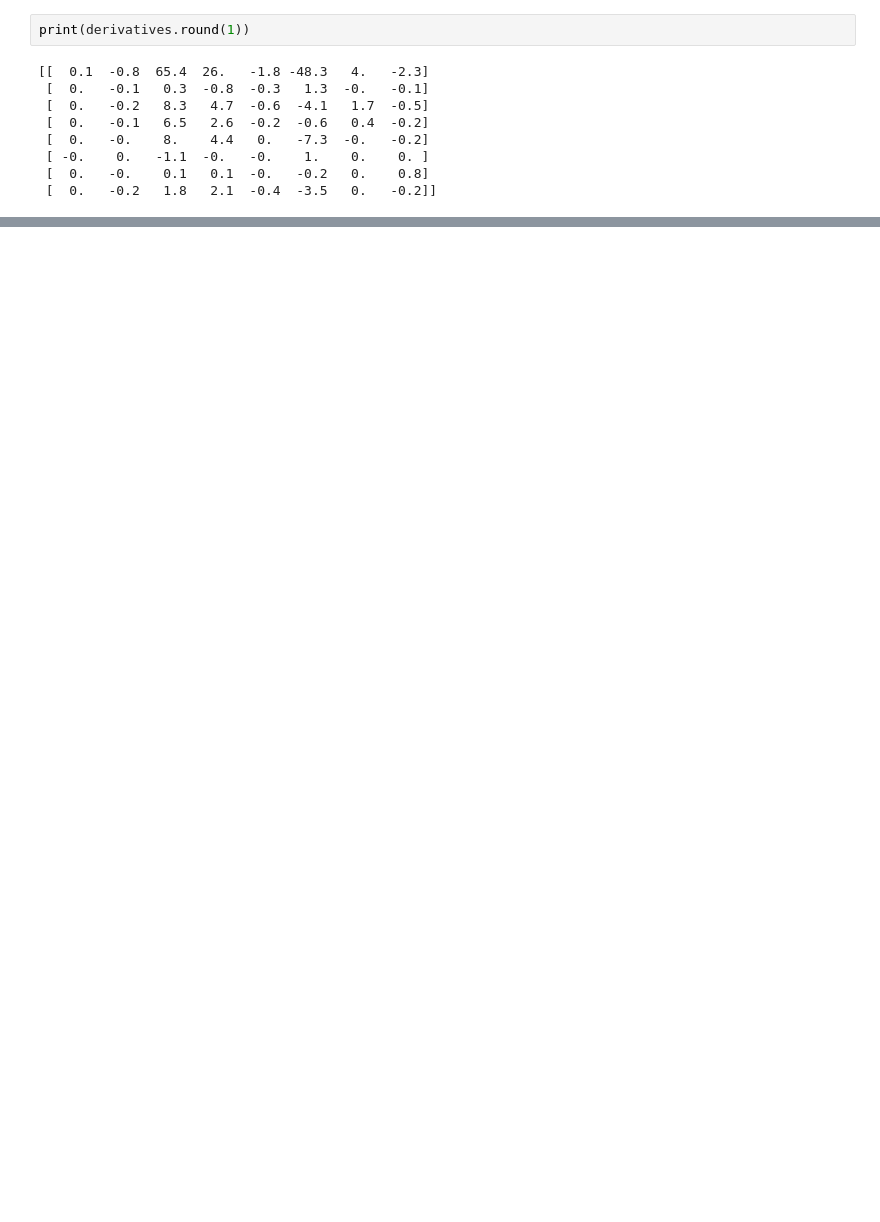
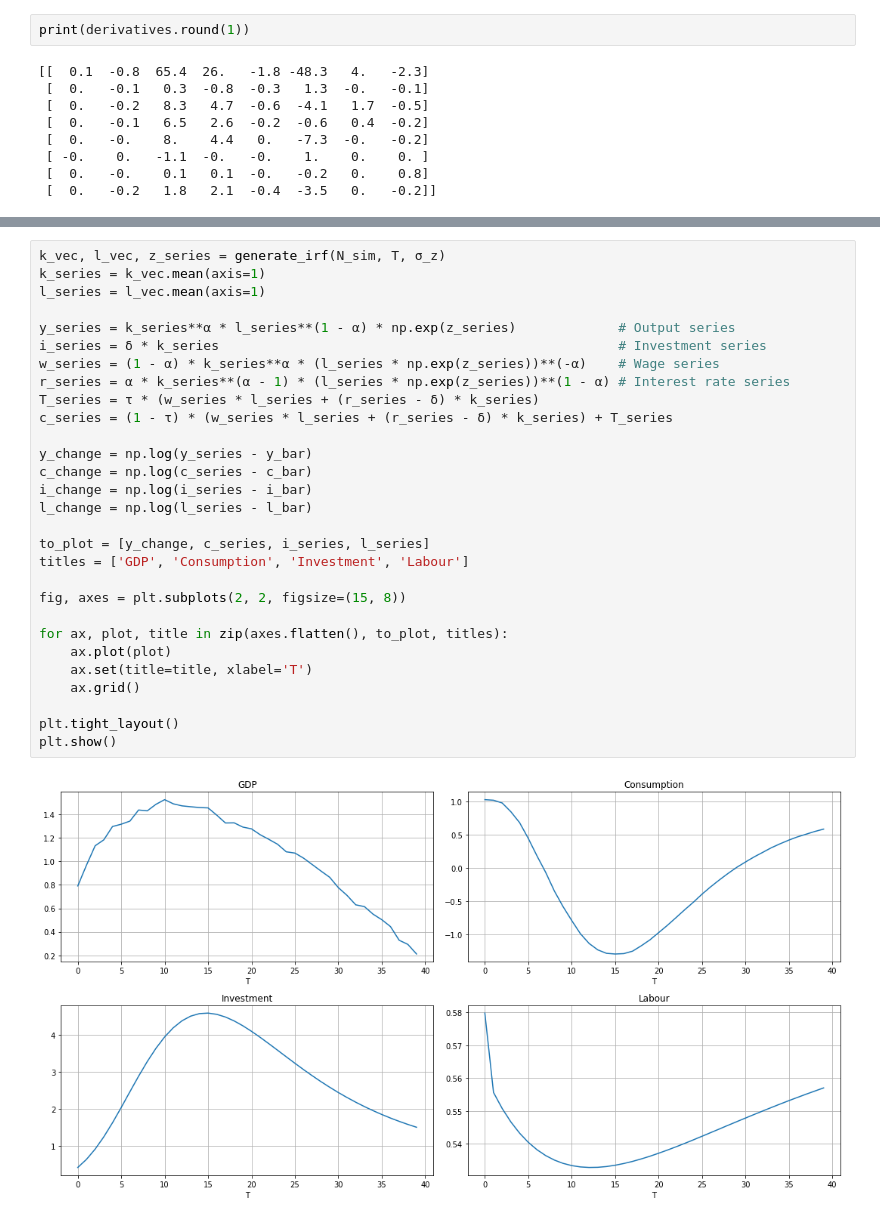
Before and after one commit to natashawatkins/BootCamp2018, a Jupyter notebook: Probsets/Econ/Probset4/linearisation.ipynb, the cells around one changed output, grey strips where cells are left out. Drawn from its saved outputs; the diff is of its cells as text; blank space fills up the shorter version.

```diff
--- a/Probsets/Econ/Probset4/linearisation.ipynb
+++ b/Probsets/Econ/Probset4/linearisation.ipynb
@@ -120,0 +408,31 @@ print(derivatives.round(1))
+# %%
+k_vec, l_vec, z_series = generate_irf(N_sim, T, σ_z)
+k_series = k_vec.mean(axis=1)
+l_series = l_vec.mean(axis=1)
+
+y_series = k_series**α * l_series**(1 - α) * np.exp(z_series)             # Output series
+i_series = δ * k_series                                                   # Investment series
+w_series = (1 - α) * k_series**α * (l_series * np.exp(z_series))**(-α)    # Wage series
+r_series = α * k_series**(α - 1) * (l_series * np.exp(z_series))**(1 - α) # Interest rate series
+T_series = τ * (w_series * l_series + (r_series - δ) * k_series)
+c_series = (1 - τ) * (w_series * l_series + (r_series - δ) * k_series) + T_series
+
+y_change = np.log(y_series - y_bar)
+c_change = np.log(c_series - c_bar)
+i_change = np.log(i_series - i_bar)
+l_change = np.log(l_series - l_bar)
+
+to_plot = [y_change, c_series, i_series, l_series]
+titles = ['GDP', 'Consumption', 'Investment', 'Labour']
+
+fig, axes = plt.subplots(2, 2, figsize=(15, 8))
+
+for ax, plot, title in zip(axes.flatten(), to_plot, titles):
+    ax.plot(plot)
+    ax.set(title=title, xlabel='T')
+    ax.grid()
+
+plt.tight_layout()
+plt.show()
+# %% [output]
+[figure, added]
```
Also changed, not shown: parts of 37 cells of this notebook, 3 other files.
